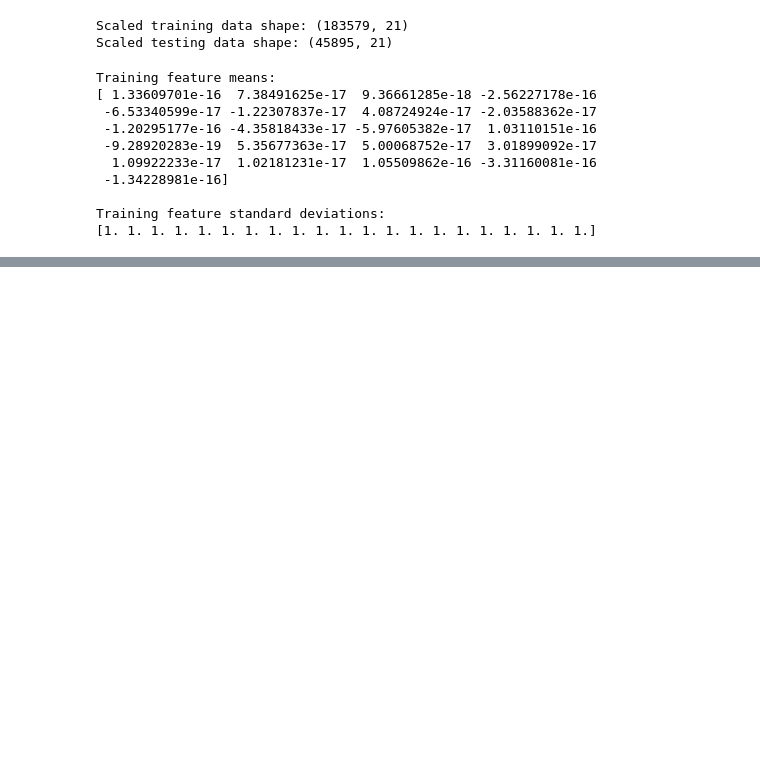
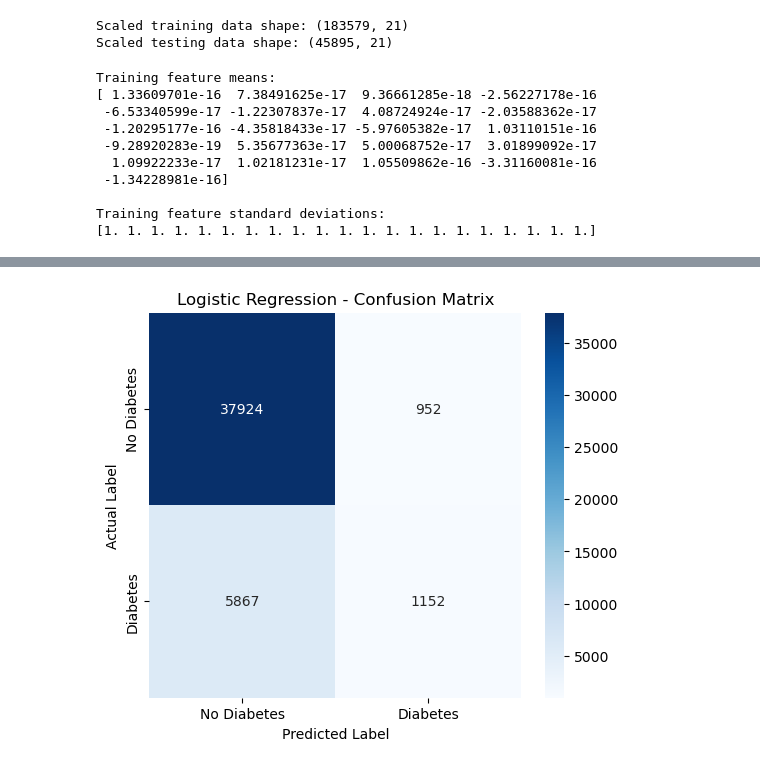
Before and after one commit to kartik815/ML-Diabetes-Case-Study, a Jupyter notebook: notebooks/classification.ipynb, the cells around one changed output, grey strips where cells are left out. Cells and saved outputs as stored; diff of their text form; code cells hidden in the pictures; blank space fills up the shorter version.

Commit message:
Complete classification preprocessing and logistic regression

```diff
--- a/notebooks/classification.ipynb
+++ b/notebooks/classification.ipynb
@@ -682,0 +840,16 @@ Training feature standard deviations:
+# %%
+# ============================================================
+# 4.1 LOGISTIC REGRESSION - TRAINING
+# ============================================================
+
+logistic_model = LogisticRegression(
+    random_state=RANDOM_STATE,
+    max_iter=1000
+)
+
+logistic_model.fit(X_train_scaled, y_train)
+
+y_pred_logistic = logistic_model.predict(X_test_scaled)
+y_prob_logistic = logistic_model.predict_proba(X_test_scaled)[:, 1]
+
+print("Logistic Regression model trained successfully!")
@@ -682,0 +920,24 @@ Training feature standard deviations:
+# %%
+# ============================================================
+# 4.4 LOGISTIC REGRESSION - CONFUSION MATRIX
+# ============================================================
+
+cm_logistic = confusion_matrix(y_test, y_pred_logistic)
+
+plt.figure(figsize=(6, 5))
+
+sns.heatmap(
+    cm_logistic,
+    annot=True,
+    fmt="d",
+    cmap="Blues",
+    xticklabels=["No Diabetes", "Diabetes"],
+    yticklabels=["No Diabetes", "Diabetes"]
+)
+
+plt.title("Logistic Regression - Confusion Matrix")
+plt.xlabel("Predicted Label")
+plt.ylabel("Actual Label")
+plt.show()
+# %% [output]
+[figure, added]
```
Also changed, not shown: parts of 11 cells of this notebook.
